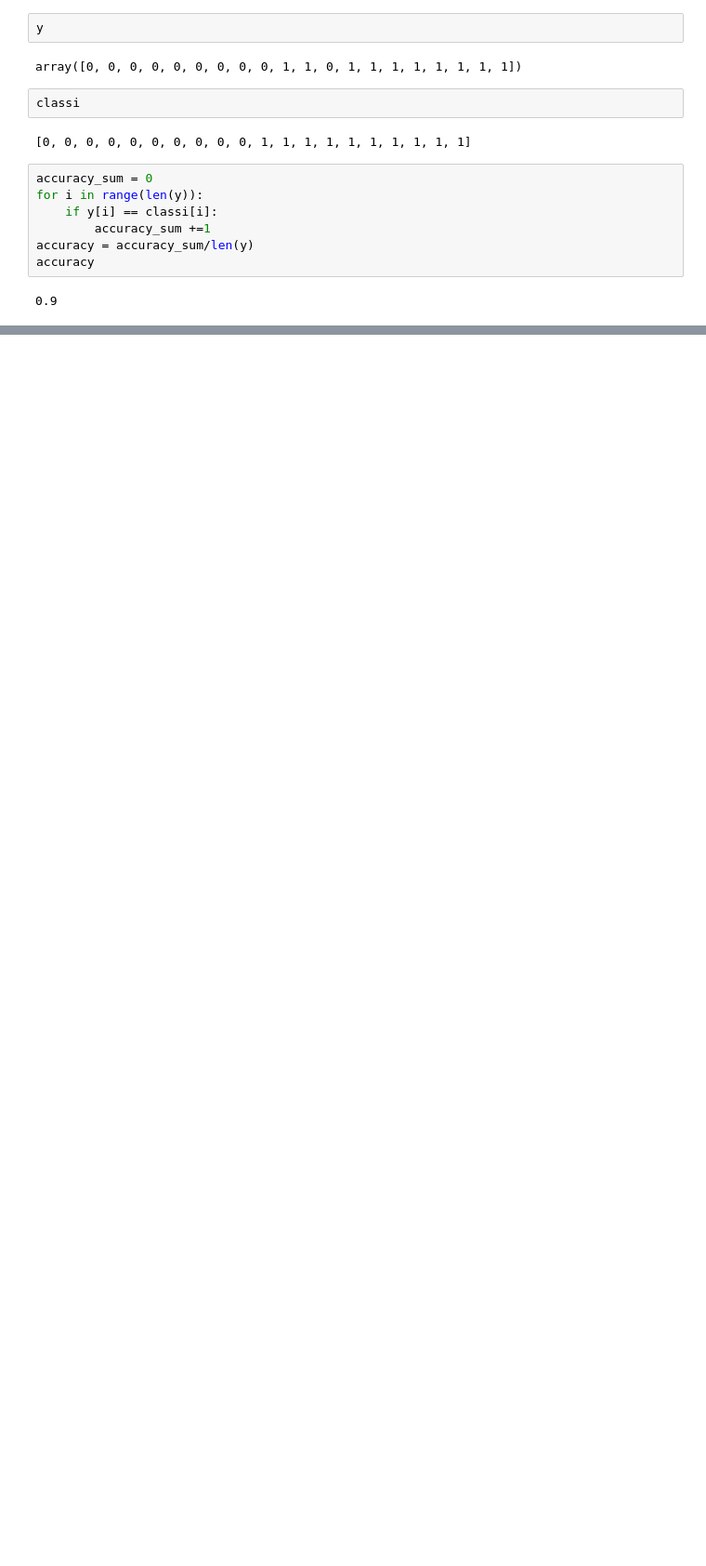
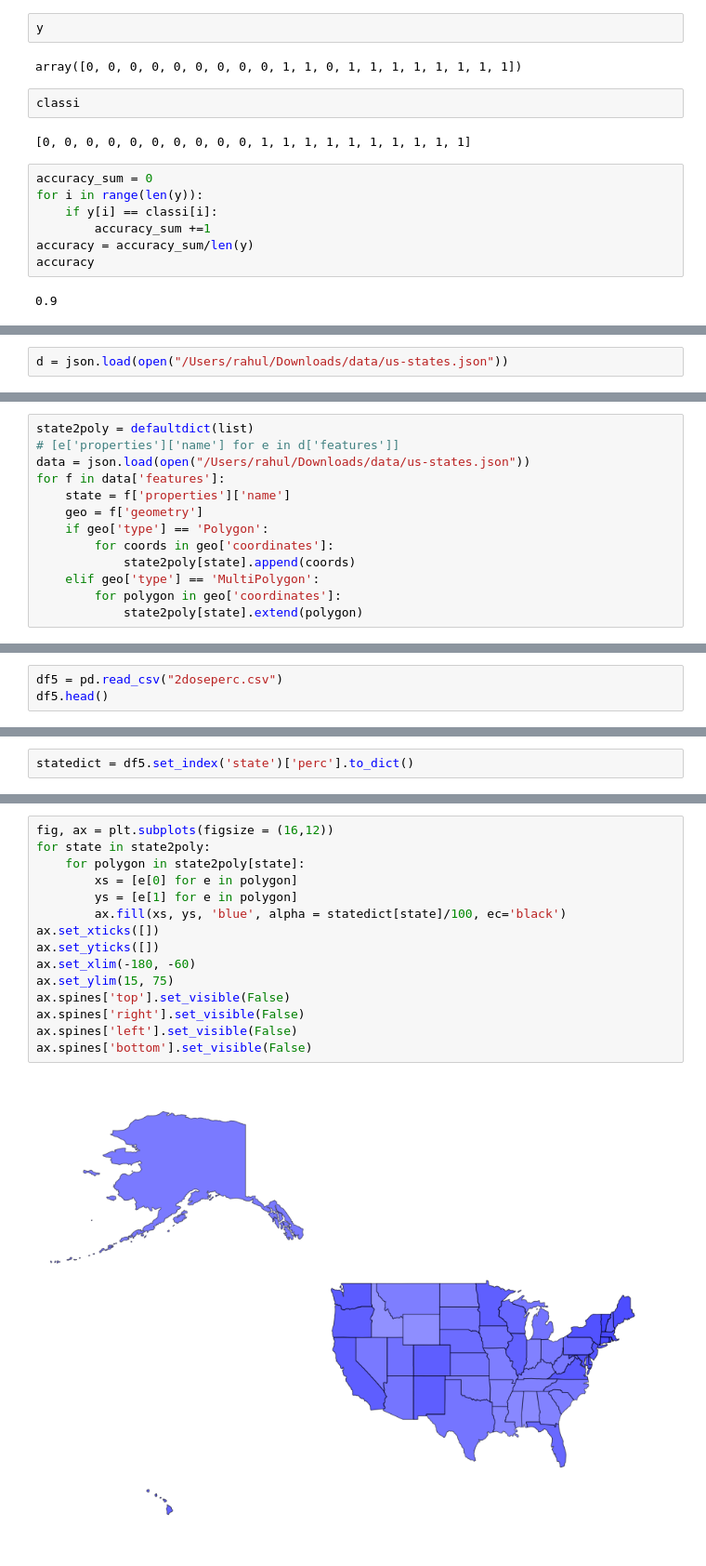
Before and after one commit to rahuldave/Workshops, a Jupyter notebook: Untitled.ipynb, the cells around one changed output, grey strips where cells are left out. Shown: that part at 93% size. Drawn from its saved outputs; the diff is of its cells as text; blank space fills up the shorter version.

```diff
--- a/Untitled.ipynb
+++ b/Untitled.ipynb
@@ -157,0 +160,2 @@ accuracy
+# %%
+d = json.load(open("/Users/rahul/Downloads/data/us-states.json"))
@@ -157,0 +224,13 @@ accuracy
+# %%
+state2poly = defaultdict(list)
+# [e['properties']['name'] for e in d['features']]
+data = json.load(open("/Users/rahul/Downloads/data/us-states.json"))
+for f in data['features']:
+    state = f['properties']['name']
+    geo = f['geometry']
+    if geo['type'] == 'Polygon':
+        for coords in geo['coordinates']:
+            state2poly[state].append(coords)
+    elif geo['type'] == 'MultiPolygon':
+        for polygon in geo['coordinates']:
+            state2poly[state].extend(polygon)
@@ -157,0 +374,3 @@ accuracy
+# %%
+df5 = pd.read_csv("2doseperc.csv")
+df5.head()
@@ -157,0 +392,2 @@ accuracy
+# %%
+statedict = df5.set_index('state')['perc'].to_dict()
@@ -157,0 +414,17 @@ accuracy
+# %%
+fig, ax = plt.subplots(figsize = (16,12))
+for state in state2poly:
+    for polygon in state2poly[state]:
+        xs = [e[0] for e in polygon]
+        ys = [e[1] for e in polygon]
+        ax.fill(xs, ys, 'blue', alpha = statedict[state]/100, ec='black')
+ax.set_xticks([])
+ax.set_yticks([])
+ax.set_xlim(-180, -60)
+ax.set_ylim(15, 75)
+ax.spines['top'].set_visible(False)
+ax.spines['right'].set_visible(False)
+ax.spines['left'].set_visible(False)
+ax.spines['bottom'].set_visible(False)
+# %% [output]
+[figure, added]
```
Also changed, not shown: parts of 23 cells of this notebook, 3 other files.
